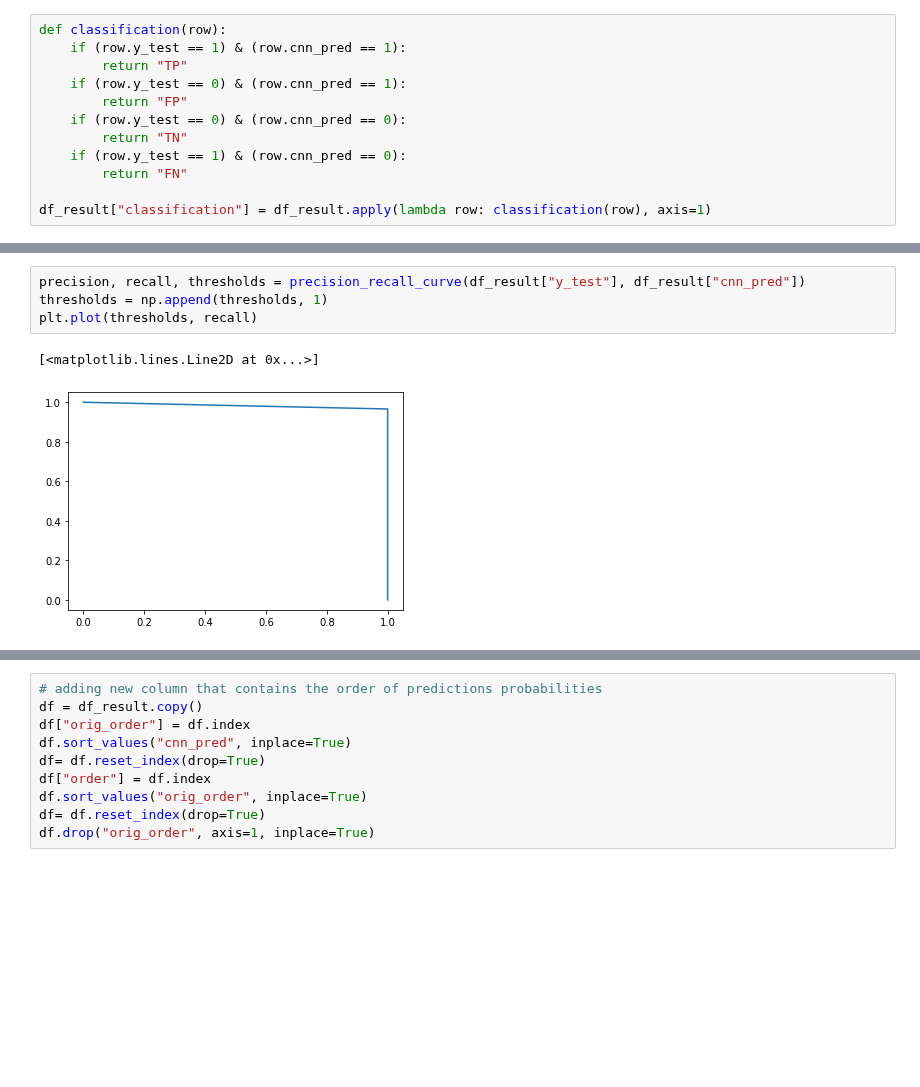
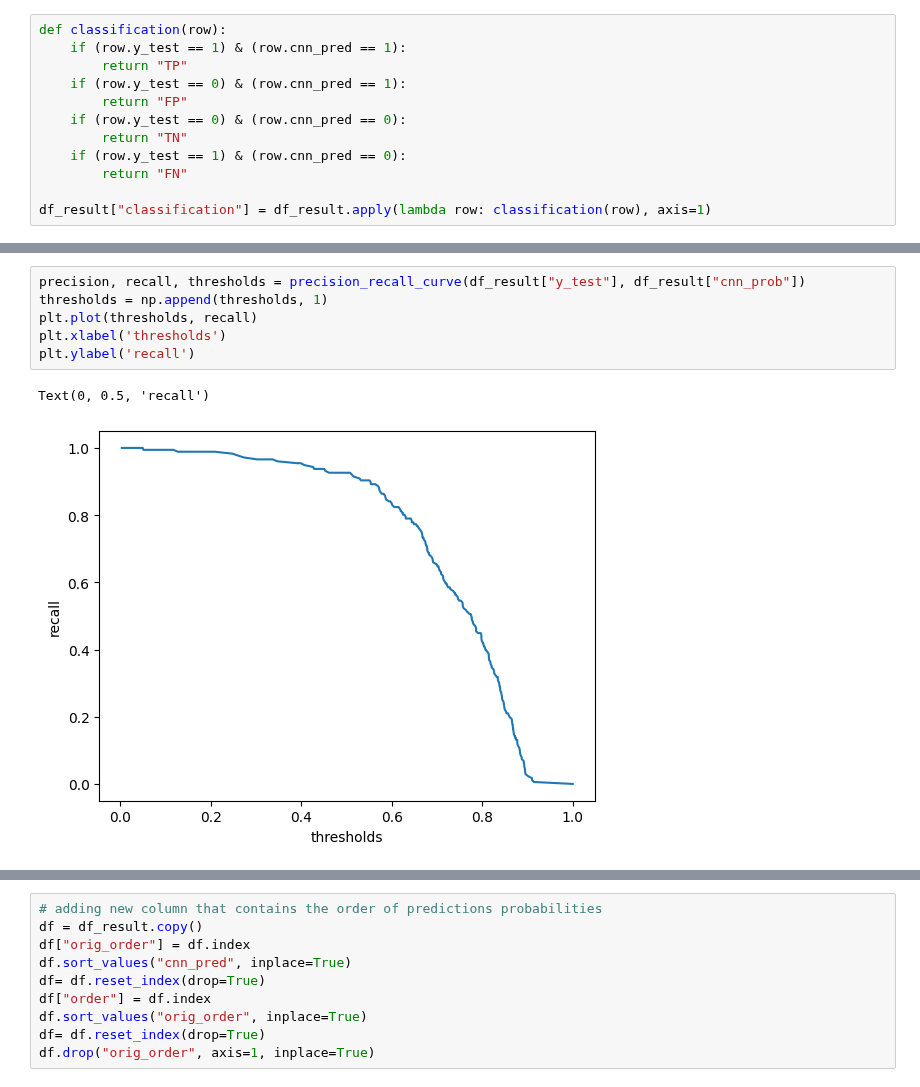
Before and after one commit to tamap94/ds-capstone-alzheimers-, a Jupyter notebook: modelling/error_analysis.ipynb, the cells around one changed output, grey strips where cells are left out. Saved outputs shown, nothing was run; the diff lists cells and outputs as text; blank space fills up the shorter version.

```diff
--- a/modelling/error_analysis.ipynb
+++ b/modelling/error_analysis.ipynb
@@ -101,7 +125,9 @@ plot.add_legend();
 # %%
-precision, recall, thresholds = precision_recall_curve(df_result["y_test"], df_result["cnn_pred"])
+precision, recall, thresholds = precision_recall_curve(df_result["y_test"], df_result["cnn_prob"])
 thresholds = np.append(thresholds, 1)
 plt.plot(thresholds, recall)
+plt.xlabel('thresholds')
+plt.ylabel('recall')
 # %% [output]
-[<matplotlib.lines.Line2D at 0x...>]
+Text(0, 0.5, 'recall')
-[figure, old version]
+[figure, new version]
```
Also changed, not shown: parts of 18 cells of this notebook, 5 other files.
